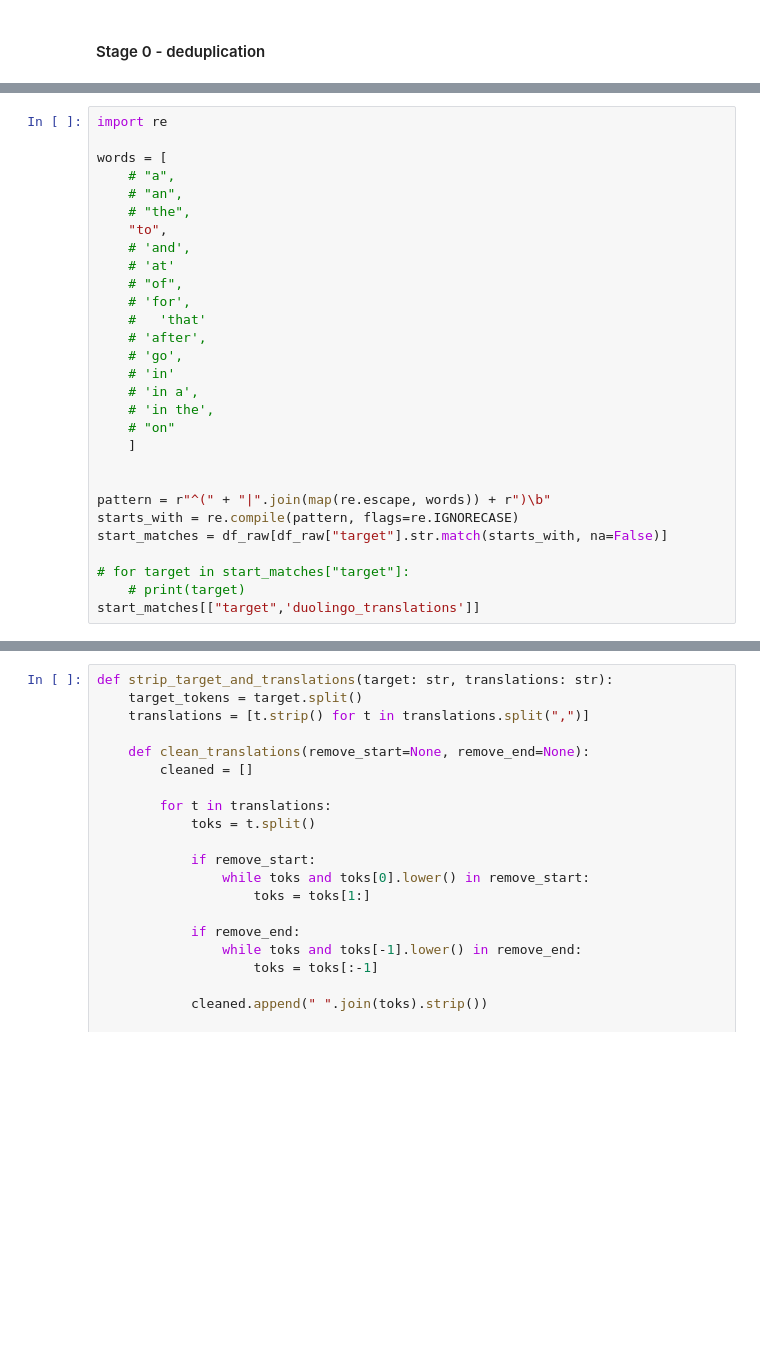
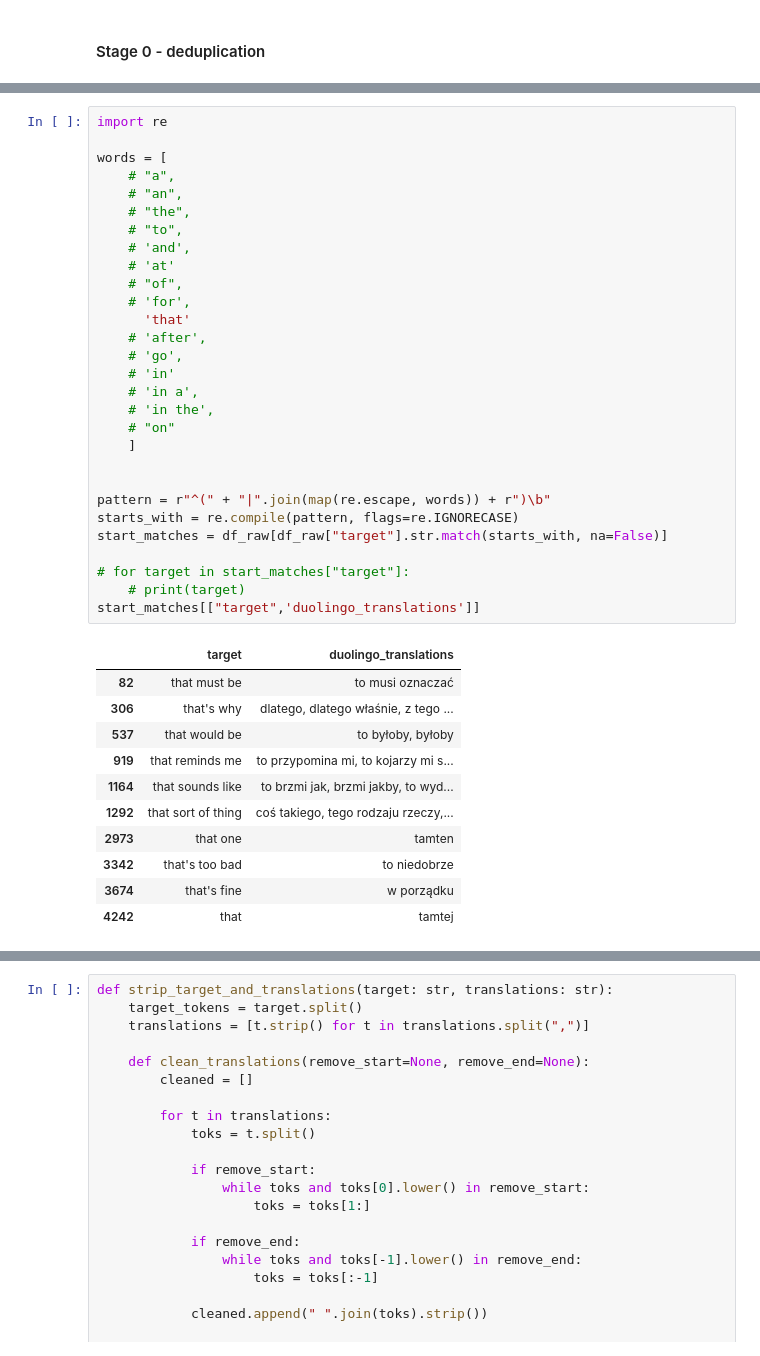
Before and after one commit to rrkarpinski/lingoblend-chrome, a Jupyter notebook: data_preprocessing/vocab_preprocessing.ipynb, the cells around one changed output, grey strips where cells are left out. Saved outputs shown, nothing was run; the diff lists cells and outputs as text; blank space fills up the shorter version.

```diff
--- a/data_preprocessing/vocab_preprocessing.ipynb
+++ b/data_preprocessing/vocab_preprocessing.ipynb
@@ -75,32 +233,44 @@ tmp[(tmp["target"].str.contains(r"[^A-Za-z]")) & (tmp['is_phrase']==False)].head
 # %%
 import re
 
 words = [
     # "a",
     # "an",
     # "the",
-    "to",
+    # "to",
     # 'and',
     # 'at'
     # "of",
     # 'for',
-    #   'that'
+      'that'
     # 'after',
     # 'go',
     # 'in'
     # 'in a',
     # 'in the',
     # "on"
     ]
 
 
 pattern = r"^(" + "|".join(map(re.escape, words)) + r")\b"
 starts_with = re.compile(pattern, flags=re.IGNORECASE)
 start_matches = df_raw[df_raw["target"].str.match(starts_with, na=False)]
 
 # for target in start_matches["target"]:
     # print(target)
 start_matches[["target",'duolingo_translations']]
+# %% [output]
+|  | target | duolingo_translations |
+| 82 | that must be | to musi oznaczać |
+| 306 | that's why | dlatego, dlatego właśnie, z tego ... |
+| 537 | that would be | to byłoby, byłoby |
+| 919 | that reminds me | to przypomina mi, to kojarzy mi s... |
+| 1164 | that sounds like | to brzmi jak, brzmi jakby, to wyd... |
+| 1292 | that sort of thing | coś takiego, tego rodzaju rzeczy,... |
+| 2973 | that one | tamten |
+| 3342 | that's too bad | to niedobrze |
+| 3674 | that's fine | w porządku |
+| 4242 | that | tamtej |
 # %%
 import re
 
```
Also changed, not shown: parts of 44 cells of this notebook.
